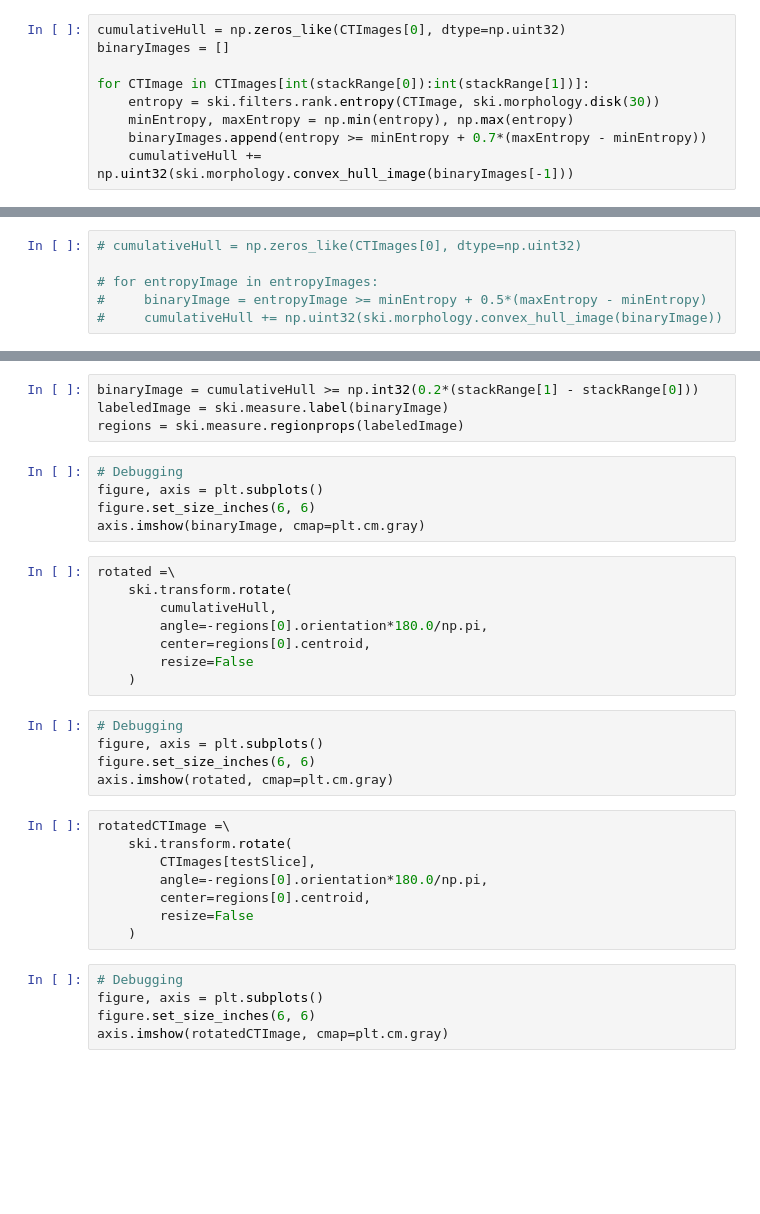
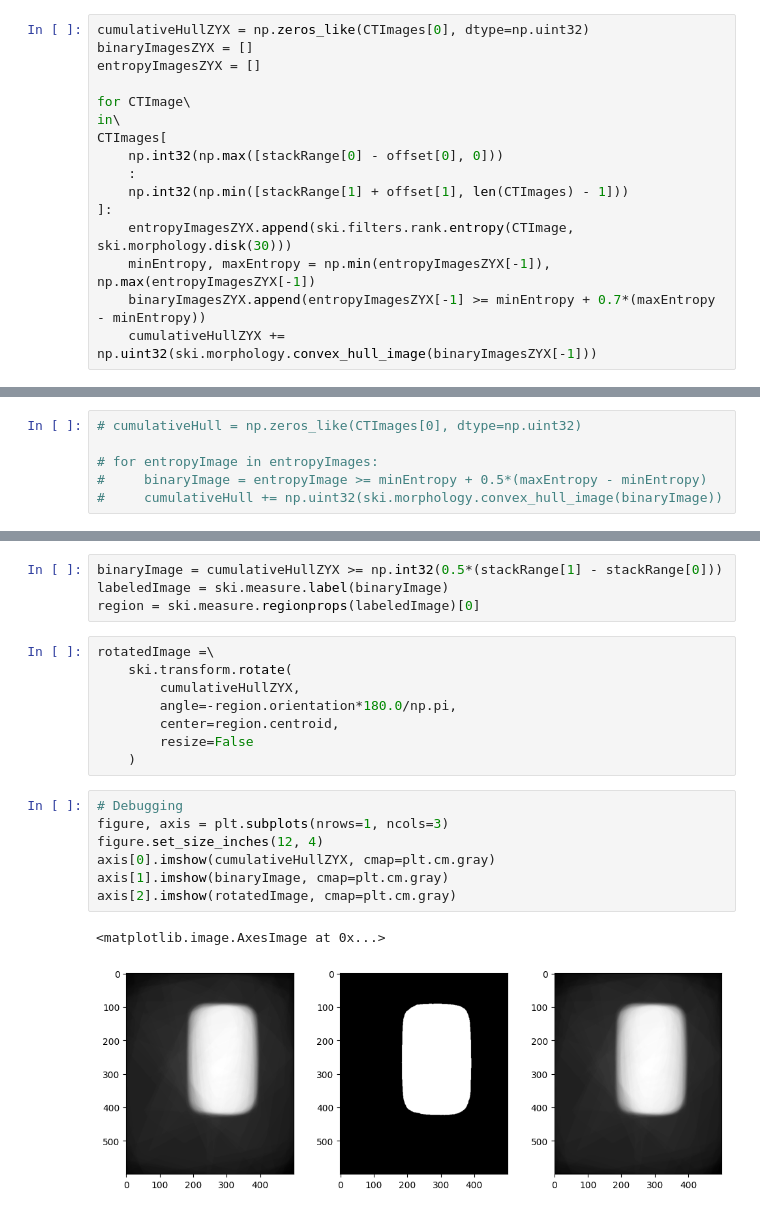
Before and after one commit to AlexGubkin/forInterview, a Jupyter notebook: rockProcessing/rockProcessing.ipynb, the cells around one changed output, grey strips where cells are left out. Saved outputs shown, nothing was run; the diff lists cells and outputs as text; blank space fills up the shorter version.

```diff
--- a/rockProcessing/rockProcessing.ipynb
+++ b/rockProcessing/rockProcessing.ipynb
@@ -170,9 +162,16 @@ axis.imshow(hull, cmap=plt.cm.gray)
 # %%
-cumulativeHull = np.zeros_like(CTImages[0], dtype=np.uint32)
-binaryImages = []
+cumulativeHullZYX = np.zeros_like(CTImages[0], dtype=np.uint32)
+binaryImagesZYX = []
+entropyImagesZYX = []
 
-for CTImage in CTImages[int(stackRange[0]):int(stackRange[1])]:
-    entropy = ski.filters.rank.entropy(CTImage, ski.morphology.disk(30))
-    minEntropy, maxEntropy = np.min(entropy), np.max(entropy)
-    binaryImages.append(entropy >= minEntropy + 0.7*(maxEntropy - minEntropy))
-    cumulativeHull += np.uint32(ski.morphology.convex_hull_image(binaryImages[-1]))
+for CTImage\
+in\
+CTImages[
+    np.int32(np.max([stackRange[0] - offset[0], 0]))
+    :
+    np.int32(np.min([stackRange[1] + offset[1], len(CTImages) - 1]))
+]:
+    entropyImagesZYX.append(ski.filters.rank.entropy(CTImage, ski.morphology.disk(30)))
+    minEntropy, maxEntropy = np.min(entropyImagesZYX[-1]), np.max(entropyImagesZYX[-1])
+    binaryImagesZYX.append(entropyImagesZYX[-1] >= minEntropy + 0.7*(maxEntropy - minEntropy))
+    cumulativeHullZYX += np.uint32(ski.morphology.convex_hull_image(binaryImagesZYX[-1]))
@@ -222,35 +196,22 @@ axis.imshow(cumulativeHull, cmap=plt.cm.gray)
 # %%
-binaryImage = cumulativeHull >= np.int32(0.2*(stackRange[1] - stackRange[0]))
+binaryImage = cumulativeHullZYX >= np.int32(0.5*(stackRange[1] - stackRange[0]))
 labeledImage = ski.measure.label(binaryImage)
-regions = ski.measure.regionprops(labeledImage)
+region = ski.measure.regionprops(labeledImage)[0]
-# %%
-# Debugging
-figure, axis = plt.subplots()
-figure.set_size_inches(6, 6)
-axis.imshow(binaryImage, cmap=plt.cm.gray)
 # %%
-rotated =\
+rotatedImage =\
     ski.transform.rotate(
-        cumulativeHull,
-        angle=-regions[0].orientation*180.0/np.pi,
-        center=regions[0].centroid,
+        cumulativeHullZYX,
+        angle=-region.orientation*180.0/np.pi,
+        center=region.centroid,
         resize=False
     )
-# %%
-# Debugging
-figure, axis = plt.subplots()
-figure.set_size_inches(6, 6)
-axis.imshow(rotated, cmap=plt.cm.gray)
-# %%
-rotatedCTImage =\
-    ski.transform.rotate(
-        CTImages[testSlice],
-        angle=-regions[0].orientation*180.0/np.pi,
-        center=regions[0].centroid,
-        resize=False
-    )
-# %%
-# Debugging
-figure, axis = plt.subplots()
-figure.set_size_inches(6, 6)
-axis.imshow(rotatedCTImage, cmap=plt.cm.gray)
+# %%
+# Debugging
+figure, axis = plt.subplots(nrows=1, ncols=3)
+figure.set_size_inches(12, 4)
+axis[0].imshow(cumulativeHullZYX, cmap=plt.cm.gray)
+axis[1].imshow(binaryImage, cmap=plt.cm.gray)
+axis[2].imshow(rotatedImage, cmap=plt.cm.gray)
+# %% [output]
+<matplotlib.image.AxesImage at 0x...>
+[figure, new version]
```
Also changed, not shown: parts of 18 cells of this notebook.
